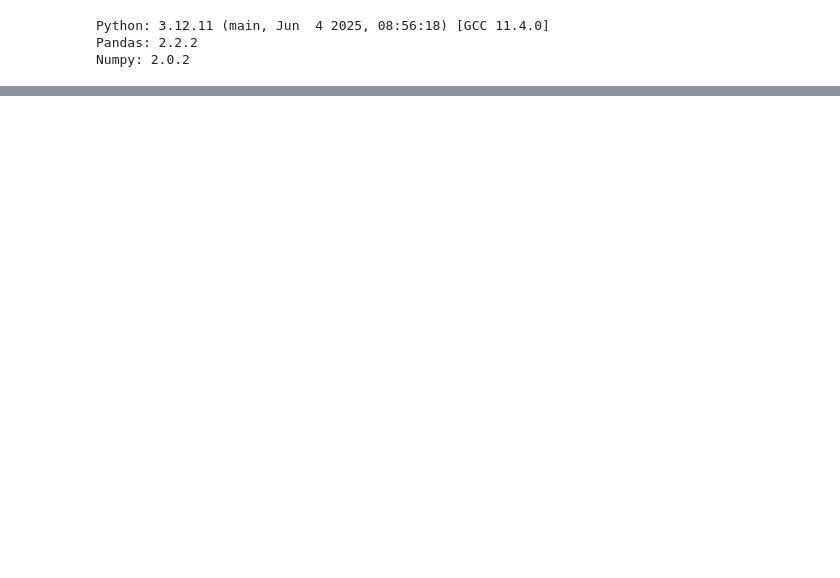
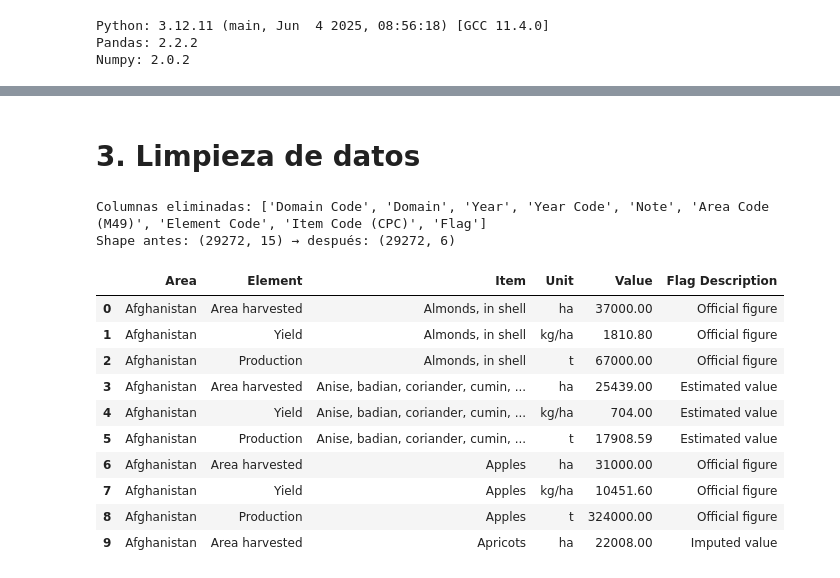
Before and after one commit to jjlizcano/Sistema-recomendaciones-cultivo, a Jupyter notebook: notebooks/Primera_entrega_proyecto_IA.ipynb, the cells around one changed output, grey strips where cells are left out. Drawn from its saved outputs; the diff is of its cells as text; code cells hidden in the pictures; blank space fills up the shorter version.

```diff
--- a/notebooks/Primera_entrega_proyecto_IA.ipynb
+++ b/notebooks/Primera_entrega_proyecto_IA.ipynb
@@ -67,0 +176,43 @@ Registros en el dataset: 29272
+# %% [markdown]
+# 3. **Limpieza de datos**
+# %%
+# 0)Copia de trabajo
+df_reduced = df.copy()
+
+# 1)Columnas redundantes / IDs
+drop_cols = [
+    'Domain Code',      # constante
+    'Domain',           # constante
+    'Year',             # todos los datos o filas son del año 2023
+    'Year Code',        # duplicado de 'Year'
+    'Note',             # vacío
+    'Area Code (M49)',  # ID redundante
+    'Element Code',     # ID redundante
+    'Item Code (CPC)',  # ID redundante
+    'Flag'              # nos quedamos solo con Flag Description
+]
+
+# 2)Eliminar
+drop_cols = [c for c in drop_cols if c in df_reduced.columns]
+df_reduced = df_reduced.drop(columns=drop_cols, errors='ignore')
+
+# 3) Reporte breve
+print("Columnas eliminadas:", drop_cols if drop_cols else "Ninguna")
+print("Shape antes:", df.shape, "→ después:", df_reduced.shape)
+
+# 4) Vista rápida del resultado
+display(df_reduced.head(10))
+# %% [output]
+Columnas eliminadas: ['Domain Code', 'Domain', 'Year', 'Year Code', 'Note', 'Area Code (M49)', 'Element Code', 'Item Code (CPC)', 'Flag']
+Shape antes: (29272, 15) → después: (29272, 6)
+|  | Area | Element | Item | Unit | Value | Flag Description |
+| 0 | Afghanistan | Area harvested | Almonds, in shell | ha | 37000.00 | Official figure |
+| 1 | Afghanistan | Yield | Almonds, in shell | kg/ha | 1810.80 | Official figure |
+| 2 | Afghanistan | Production | Almonds, in shell | t | 67000.00 | Official figure |
+| 3 | Afghanistan | Area harvested | Anise, badian, coriander, cumin, ... | ha | 25439.00 | Estimated value |
+| 4 | Afghanistan | Yield | Anise, badian, coriander, cumin, ... | kg/ha | 704.00 | Estimated value |
+| 5 | Afghanistan | Production | Anise, badian, coriander, cumin, ... | t | 17908.59 | Estimated value |
+| 6 | Afghanistan | Area harvested | Apples | ha | 31000.00 | Official figure |
+| 7 | Afghanistan | Yield | Apples | kg/ha | 10451.60 | Official figure |
+| 8 | Afghanistan | Production | Apples | t | 324000.00 | Official figure |
+| 9 | Afghanistan | Area harvested | Apricots | ha | 22008.00 | Imputed value |
```
Also changed, not shown: parts of 16 cells of this notebook.
